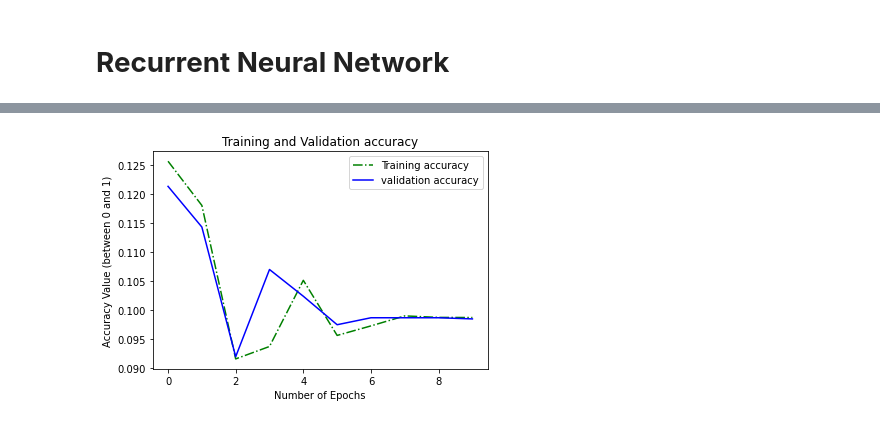
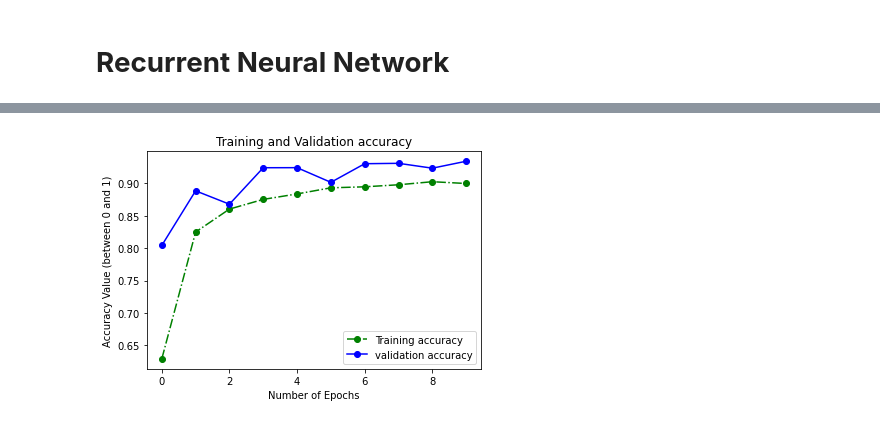
Before and after one commit to AlexMuzzy/files, a Jupyter notebook: advanced_ai_cw/advanced_ai.ipynb, the cells around one changed output, grey strips where cells are left out. Saved outputs shown, nothing was run; the diff lists cells and outputs as text; code cells hidden in the pictures.

```diff
--- a/advanced_ai_cw/advanced_ai.ipynb
+++ b/advanced_ai_cw/advanced_ai.ipynb
@@ -239,21 +230,16 @@ dropout = 0.2
 # %%
 rnn_model = tf.keras.Sequential(
     [
-        # # 1st layer
-        # tf.keras.layers.LSTM(64, input_shape=(None, 28), return_sequences=True), # Matches the MNIST shape of 28x28
-        # tf.keras.layers.BatchNormalization(),
+        # 1st layer
+        tf.keras.layers.SimpleRNN(128, input_shape=(None, 28), dropout=0.2, return_sequences=True),
+        tf.keras.layers.BatchNormalization(),
 
-        # # 2nd layer
-        # tf.keras.layers.LSTM(128, return_sequences=True),
-        # tf.keras.layers.BatchNormalization(),
+        # 2nd layer
+        tf.keras.layers.SimpleRNN(128, dropout=0.2),
+        tf.keras.layers.BatchNormalization(),
 
-        # # 3rd Layer
-        # tf.keras.layers.LSTM(128, return_sequences=False),
-
-
-        # 1st layer
-        tf.keras.layer.SimpleRNN(input_shape(None, 28), units=256, dropout=0.2)
         # Fully Connected Layer
-        tf.keras.layers.Dense(10) # 0 to 9 Labels.
+        tf.keras.layers.Dense(10), # 0 to 9 Labels.
+        tf.keras.layers.Activation('softmax')
     ]
 )
@@ -260,6 +250,6 @@ rnn_model = tf.keras.Sequential(
 # %%
-rnn_model.compile(optimizer=optimizer,
-              loss=loss_function,
+rnn_model.compile(optimizer='Adam',
+              loss='CategoricalCrossentropy',
               metrics=['accuracy'])
 
 rnn_model.summary()
@@ -288,7 +282,7 @@ _________________________________________________________________
 rnn_history = rnn_model.fit(
     training_images,
     training_labels,
-    epochs=10,
+    epochs=max_epochs,
     validation_data=(validation_images, validation_labels)
     )
 # %% [output]
@@ -324,9 +325,9 @@ AlexNet Model Accuracy: 0.10300000011920929
 # %%
-epochs = range(0, 10)
+epochs = range(0, max_epochs)
 # Using the max_epochs constant to create an iterable object of the range of epochs to generate valid X axes.
 
-plt.plot(epochs, rnn_history.history['loss'], 'g-.', label='Training loss')
-plt.plot(epochs, rnn_history.history['val_loss'], 'b', label='validation loss')
+plt.plot(epochs, rnn_history.history['loss'], 'go-.', label='Training loss')
+plt.plot(epochs, rnn_history.history['val_loss'], 'bo-', label='validation loss')
 
 plt.title('Training and Validation loss')
 
@@ -340,13 +347,13 @@ plt.show()
 # %%
-plt.plot(epochs, rnn_history.history['accuracy'], 'g-.', label='Training accuracy')
-plt.plot(epochs, rnn_history.history['val_accuracy'], 'b', label='validation accuracy')
+plt.plot(epochs, rnn_history.history['accuracy'], 'go-.', label='Training accuracy')
+plt.plot(epochs, rnn_history.history['val_accuracy'], 'bo-', label='validation accuracy')
 
 plt.title('Training and Validation accuracy')
 
 plt.xlabel('Number of Epochs')
 plt.ylabel('Accuracy Value (between 0 and 1)')
 plt.legend()
 
 plt.show()
 # %% [output]
-[figure, old version]
+[figure, new version]
```
Also changed, not shown: parts of 34 cells of this notebook.
